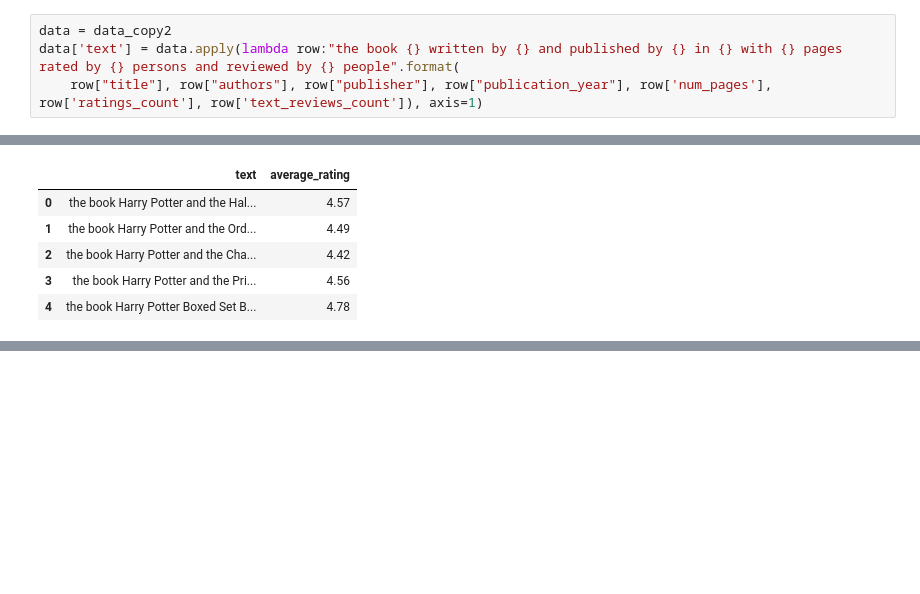
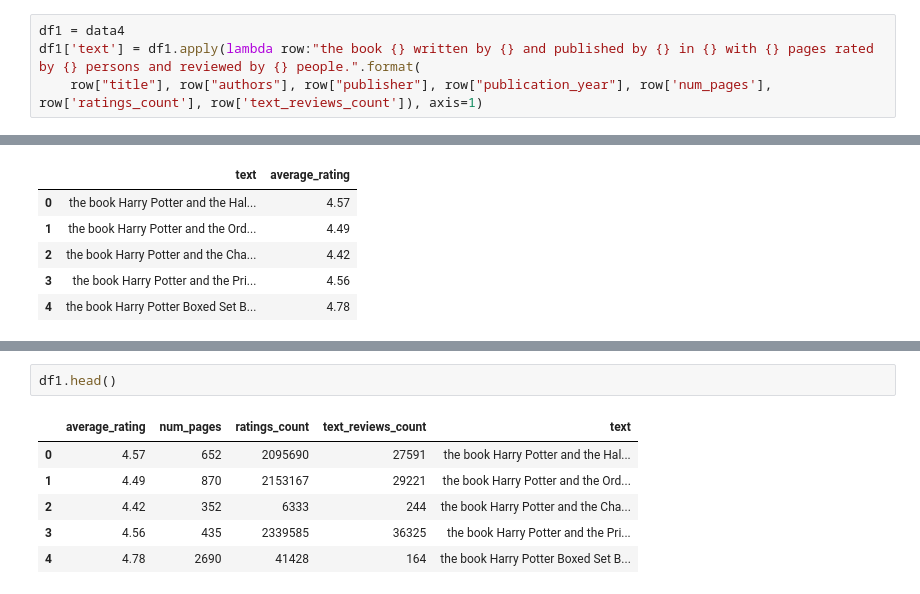
Before and after one commit to databrad/RateMe, a Jupyter notebook: book.ipynb, the cells around one changed output, grey strips where cells are left out. Cells and saved outputs as stored; diff of their text form; blank space fills up the shorter version.

```diff
--- a/book.ipynb
+++ b/book.ipynb
@@ -694,6 +695,6 @@ data_copy2.head()
 | 3 | Harry Potter and the Prisoner of ... | J.K. Rowling / Mary GrandPré | 4.56 | 0.066008 | 2339585 | 36325 | 2004 | ... |
 | 4 | Harry Potter Boxed Set Books 1-5 ... | J.K. Rowling / Mary GrandPré | 4.78 | 0.408973 | 41428 | 164 | 2004 | ... |
 # %%
-data = data_copy2
-data['text'] = data.apply(lambda row:"the book {} written by {} and published by {} in {} with {} pages rated by {} persons and reviewed by {} people".format(
+df1 = data4
+df1['text'] = df1.apply(lambda row:"the book {} written by {} and published by {} in {} with {} pages rated by {} persons and reviewed by {} people.".format(
     row["title"], row["authors"], row["publisher"], row["publication_year"], row['num_pages'], row['ratings_count'], row['text_reviews_count']), axis=1)
@@ -734,0 +732,9 @@ WARNING:tensorflow:From c:\Users\brad\Anaconda3\lib\site-packages\keras\src\loss
+# %%
+df1.head()
+# %% [output]
+|  | average_rating | num_pages | ratings_count | text_reviews_count | text |
+| 0 | 4.57 | 652 | 2095690 | 27591 | the book Harry Potter and the Hal... |
+| 1 | 4.49 | 870 | 2153167 | 29221 | the book Harry Potter and the Ord... |
+| 2 | 4.42 | 352 | 6333 | 244 | the book Harry Potter and the Cha... |
+| 3 | 4.56 | 435 | 2339585 | 36325 | the book Harry Potter and the Pri... |
+| 4 | 4.78 | 2690 | 41428 | 164 | the book Harry Potter Boxed Set B... |
```
Also changed, not shown: parts of 14 cells of this notebook.
